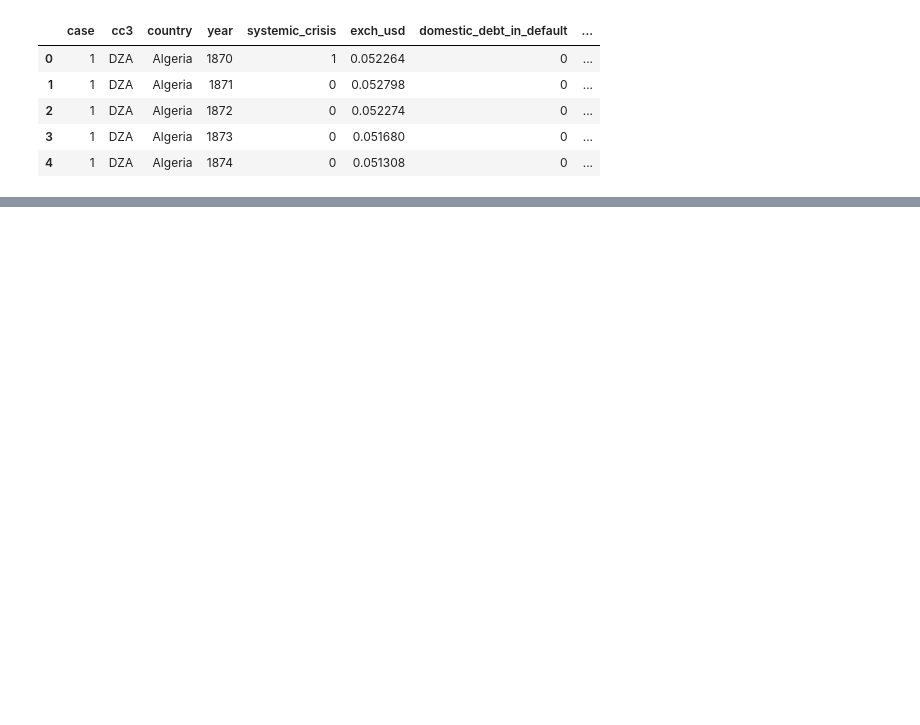
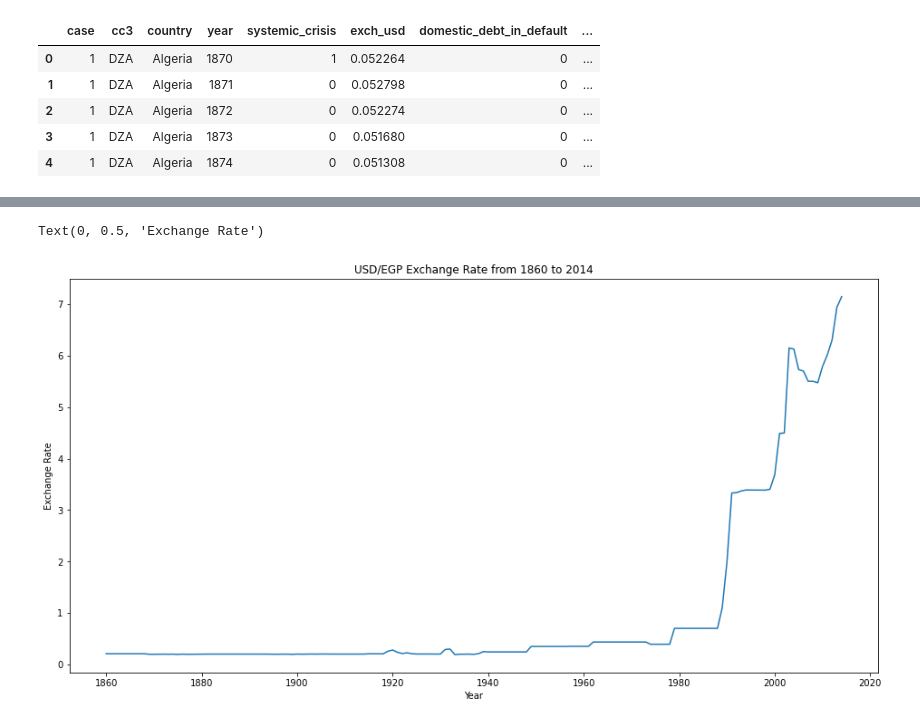
Before and after one commit to hkafrawi/africa_economy, a Jupyter notebook: Main.ipynb, the cells around one changed output, grey strips where cells are left out. Drawn from its saved outputs; the diff is of its cells as text; code cells hidden in the pictures; blank space fills up the shorter version.

```diff
--- a/Main.ipynb
+++ b/Main.ipynb
@@ -14,0 +40,3 @@ df.head()
+# %%
+df_egy = df[df['country'] == 'Egypt']
+df_egy.tail()
@@ -14,0 +50,9 @@ df.head()
+# %%
+plt.subplots(figsize=(16,8))
+plt.plot(df_egy['year'],df_egy['exch_usd']);
+plt.title('USD/EGP Exchange Rate from 1860 to 2014')
+plt.xlabel('Year')
+plt.ylabel('Exchange Rate')
+# %% [output]
+Text(0, 0.5, 'Exchange Rate')
+[figure, added]
```
Also changed, not shown: parts of 4 cells of this notebook.
